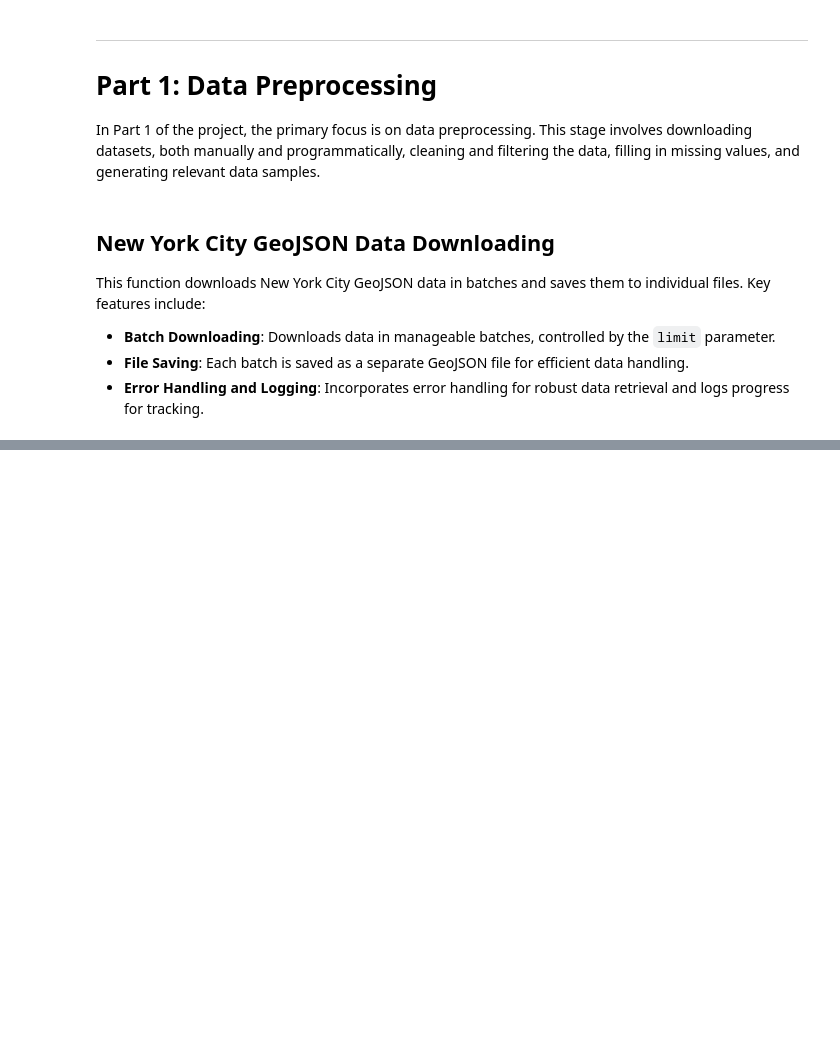
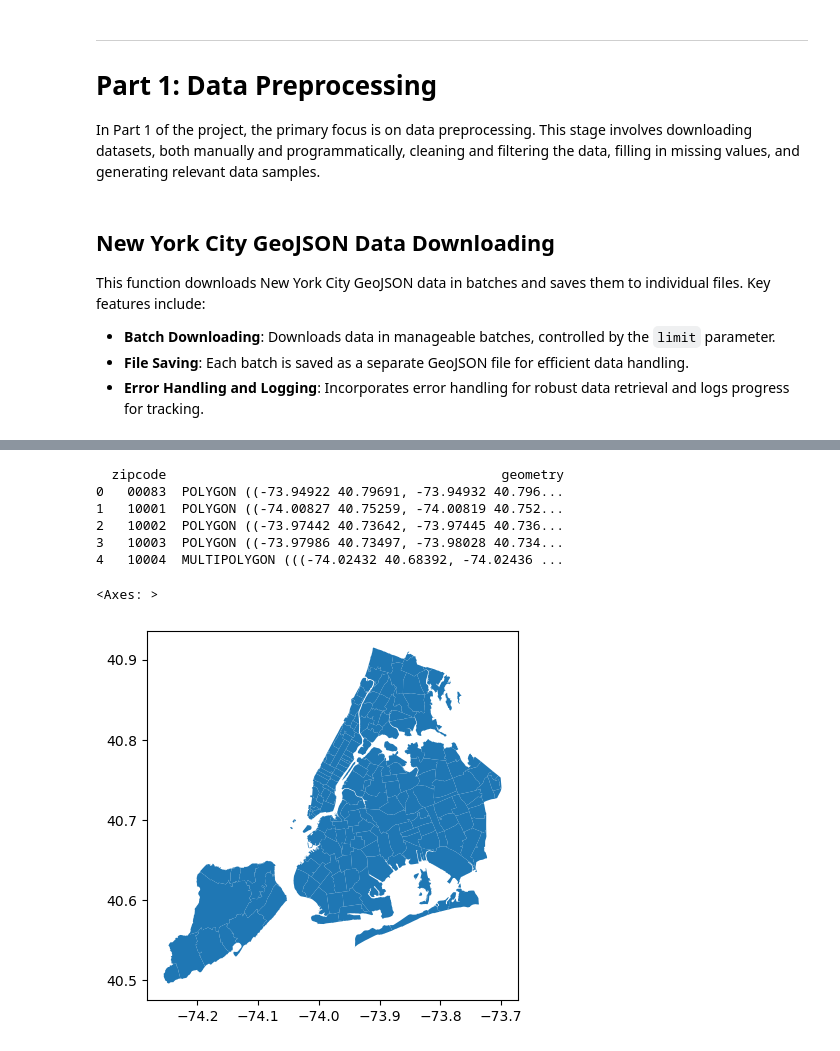
Before and after one commit to joyliu176/4501-Final-Project-19, a Jupyter notebook: 4501FinalProject19.ipynb, the cells around one changed output, grey strips where cells are left out. Drawn from its saved outputs; the diff is of its cells as text; code cells hidden in the pictures; blank space fills up the shorter version.

Commit message:
Finish Data Query and download process, zipcode data

```diff
--- a/4501FinalProject19.ipynb
+++ b/4501FinalProject19.ipynb
@@ -158,0 +225,43 @@ def download_nyc_geojson_data(url: str, limit: int = 1000000) -> List[pathlib.Pa
+# %%
+def load_and_clean_zipcodes(zipcode_datafile):
+    # Load data
+    gdf = gpd.read_file(zipcode_datafile)
+
+    # Keep only necessary columns
+    columns_needed = ['ZIPCODE', 'geometry']
+    gdf = gdf[columns_needed]
+
+    # Remove invalid data points
+    gdf.dropna(inplace=True)  # Detailed cleaning as per specific situations
+
+    # Normalize column names (to lowercase)
+    gdf.columns = [col.lower() for col in gdf.columns]
+
+    # Normalize data types
+    gdf['zipcode'] = gdf['zipcode'].astype(str)
+
+    # Normalize the Spatial Reference Identifier (SRID) of the geometry
+    gdf = gdf.to_crs(epsg=4326)
+
+    # Dissolve polygons by zipcode
+    gdf_dissolved = gdf.dissolve(by='zipcode')
+
+    # Reset index to turn the 'zipcode' index into a column
+    gdf_dissolved.reset_index(inplace=True)
+
+    return gdf_dissolved
+# %%
+# Using the function
+zipcode_datafile = ZIPCODE_DATA_FILE
+cleaned_gdf = load_and_clean_zipcodes(zipcode_datafile)
+print(cleaned_gdf.head())
+cleaned_gdf.plot()
+# %% [output]
+  zipcode                                           geometry
+0   00083  POLYGON ((-73.94922 40.79691, -73.94932 40.796...
+1   10001  POLYGON ((-74.00827 40.75259, -74.00819 40.752...
+2   10002  POLYGON ((-73.97442 40.73642, -73.97445 40.736...
+3   10003  POLYGON ((-73.97986 40.73497, -73.98028 40.734...
+4   10004  MULTIPOLYGON (((-74.02432 40.68392, -74.02436 ...
+<Axes: >
+[figure, added]
```
Also changed, not shown: parts of 3 cells of this notebook.
